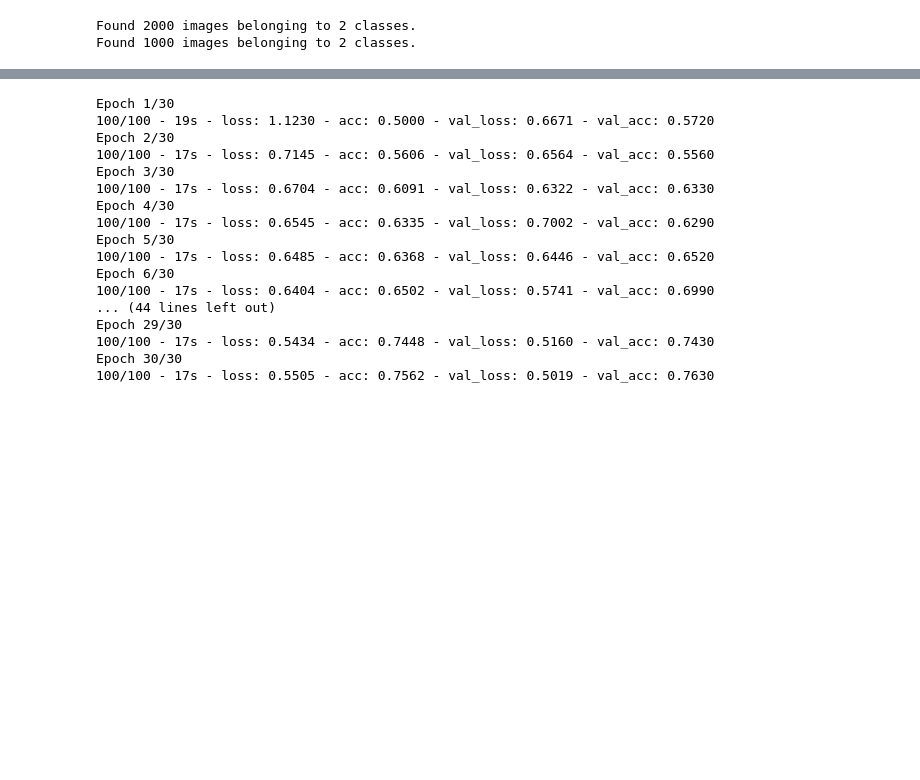
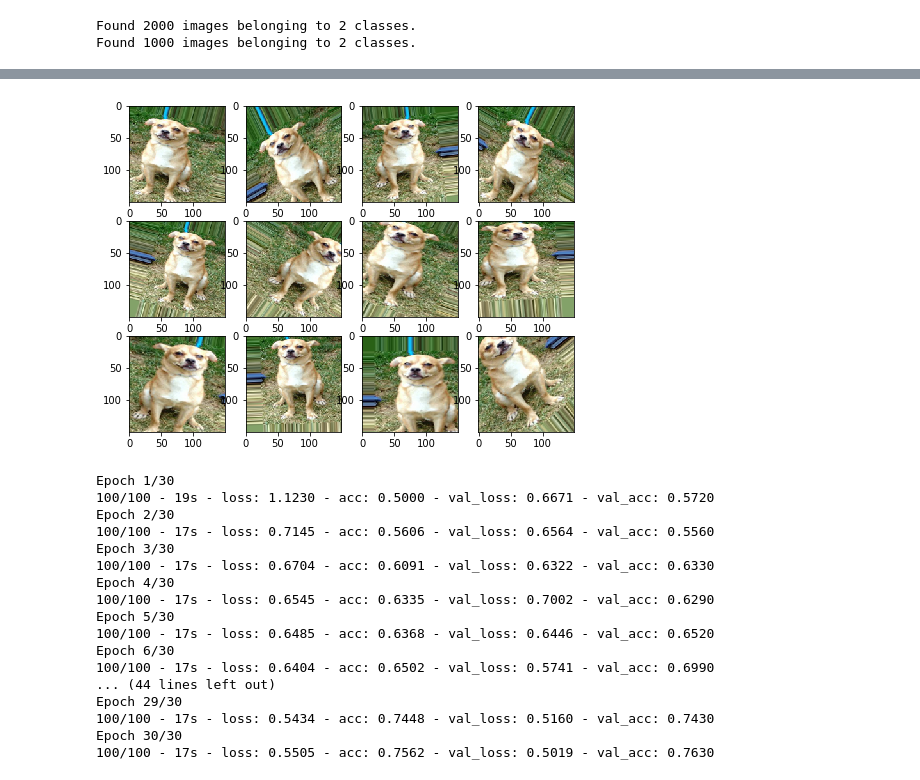
Before and after one commit to DavorJordacevic/TensorFlow-Keras-Neural-Networks, a Jupyter notebook: TensorFlow_Cat_vs_Dog.ipynb, the cells around one changed output, grey strips where cells are left out. Drawn from its saved outputs; the diff is of its cells as text; code cells hidden in the pictures; blank space fills up the shorter version.

```diff
--- a/TensorFlow_Cat_vs_Dog.ipynb
+++ b/TensorFlow_Cat_vs_Dog.ipynb
@@ -209,14 +196,14 @@ train_datagen = ImageDataGenerator(
     height_shift_range=0.2,
     shear_range=0.2,
     zoom_range=0.2,
-    horizontal_flip=True,)
+    horizontal_flip=True)
 
 val_datagen = ImageDataGenerator(rescale=1./255)
 
 train_generator = train_datagen.flow_from_directory(
         train_dir,
         target_size=(150, 150),
-        batch_size=20,
+        batch_size=1,
         class_mode='binary')
 
 validation_generator = val_datagen.flow_from_directory(
@@ -236,3 +217,15 @@ Found 1000 images belonging to 2 classes.
+# %%
+augmented_images = [train_generator[0][0][0] for i in range(12)]
+plt.figure(figsize=(8,6))
+
+for i in range(12):
+	plt.subplot(3, 4, i+1)
+	image = augmented_images[i]
+	image = image.reshape(150, 150, 3)
+	plt.imshow(image)
+pyplot.show()
+# %% [output]
+[figure, added]
 # %%
 class Create_model(Model):
   def __init__(self, chanDim=-1):
```
Also changed, not shown: parts of 33 cells of this notebook.
